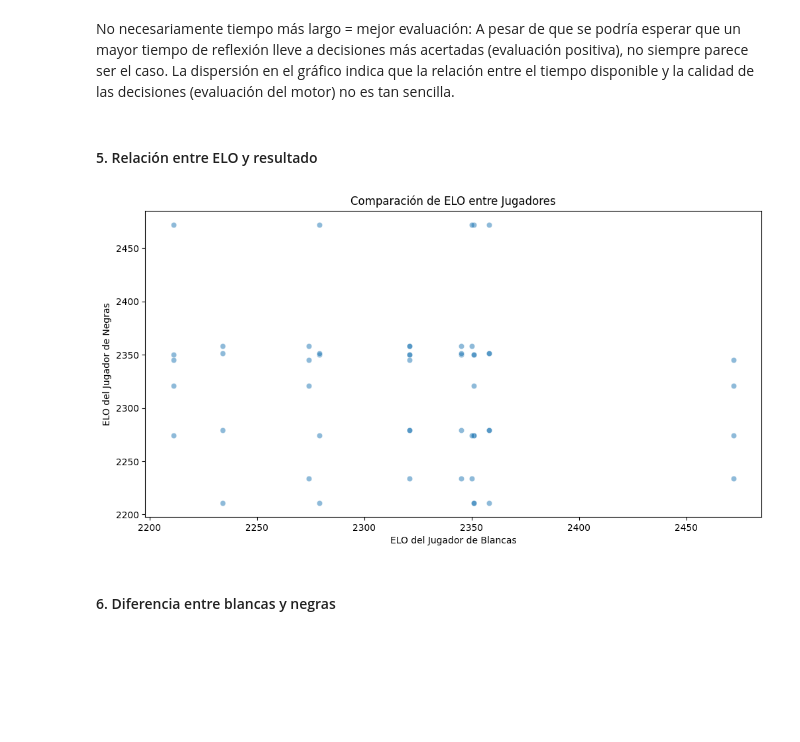
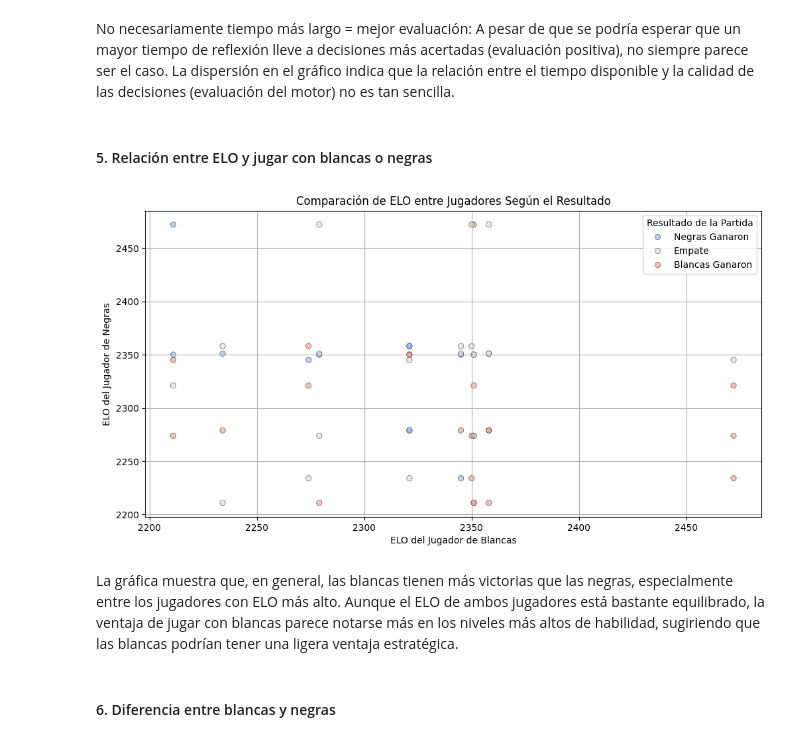
Before and after one commit to lunahernandez/ChessTournamentAnalysis, a Jupyter notebook: notebooks/Analysis_Jorge.ipynb, the cells around one changed output. Drawn from its saved outputs; the diff is of its cells as text; code cells hidden in the pictures; blank space fills up the shorter version.

Commit message:
graph 5 added

```diff
--- a/notebooks/Analysis_Jorge.ipynb
+++ b/notebooks/Analysis_Jorge.ipynb
@@ -149,19 +149,42 @@ See the caveats in the documentation: https://pandas.pydata.org/pandas-docs/stab
 # %% [markdown]
 No necesariamente tiempo más largo = mejor evaluación: A pesar de que se podría esperar que un mayor tiempo de reflexión lleve a decisiones más acertadas (evaluación positiva), no siempre parece ser el caso. La dispersión en el gráfico indica que la relación entre el tiempo disponible y la calidad de las decisiones (evaluación del motor) no es tan sencilla.
 # %% [markdown]
-#### 5. Relación entre ELO y resultado
+#### 5. Relación entre ELO y jugar con blancas o negras
-# %%
-def elo_vs_result():
-    plt.figure(figsize=(12, 6))
-    sns.scatterplot(data=details_df, x="White_Elo", y="Black_Elo", alpha=0.5)
-    plt.title("Comparación de ELO entre Jugadores")
-    plt.xlabel("ELO del Jugador de Blancas")
-    plt.ylabel("ELO del Jugador de Negras")
-    plt.show()
-
-elo_vs_result()
-# %% [output]
-[figure, removed]
+# %%
+# Función para graficar la relación entre el ELO y el resultado de la partida
+def elo_vs_result():
+    # Asegurarse de que el resultado no esté vacío
+    details_df_clean = details_df.dropna(subset=["Result"])
+
+    # Mapear los resultados a valores para facilitar la visualización
+    details_df_clean['Result'] = details_df_clean['Result'].map({'1-0': 'Blancas Ganaron', '0-1': 'Negras Ganaron', '1/2-1/2': 'Empate'})
+
+    # Seleccionar las columnas necesarias para la visualización
+    details_df_clean = details_df_clean[['White_Elo', 'Black_Elo', 'Result']]
+
+    # Crear la figura para el gráfico
+    plt.figure(figsize=(12, 6))
+
+    # Graficar el ELO de las blancas vs el ELO de las negras
+    sns.scatterplot(data=details_df_clean, x="White_Elo", y="Black_Elo", hue="Result", palette="coolwarm", alpha=0.6,
+                    edgecolor="black", linewidth=0.5)
+
+    # Títulos y etiquetas
+    plt.title("Comparación de ELO entre Jugadores Según el Resultado")
+    plt.xlabel("ELO del Jugador de Blancas")
+    plt.ylabel("ELO del Jugador de Negras")
+    plt.legend(title="Resultado de la Partida")
+    plt.grid(True)
+
+    # Mostrar el gráfico
+    plt.show()
+
+# Llamar a la función para generar la gráfica
+elo_vs_result()
+# %% [output]
+[figure, added]
+# %% [markdown]
+La gráfica muestra que, en general, las blancas tienen más victorias que las negras, especialmente entre los jugadores con ELO más alto. Aunque el ELO de ambos jugadores está bastante equilibrado, la ventaja de jugar con blancas parece notarse más en los niveles más altos de habilidad, sugiriendo que las blancas podrían tener una ligera ventaja estratégica.
 # %% [markdown]
 #### 6. Diferencia entre blancas y negras
 # %%
```
